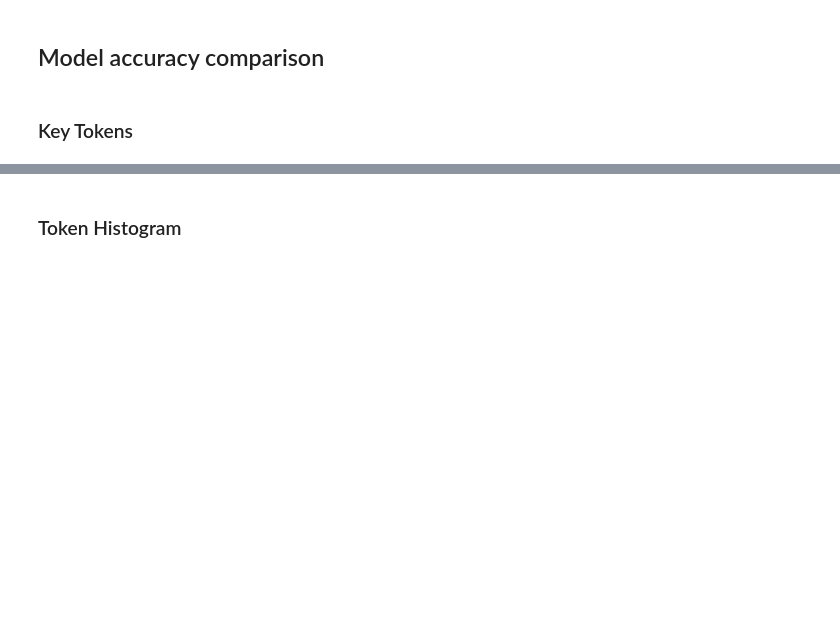
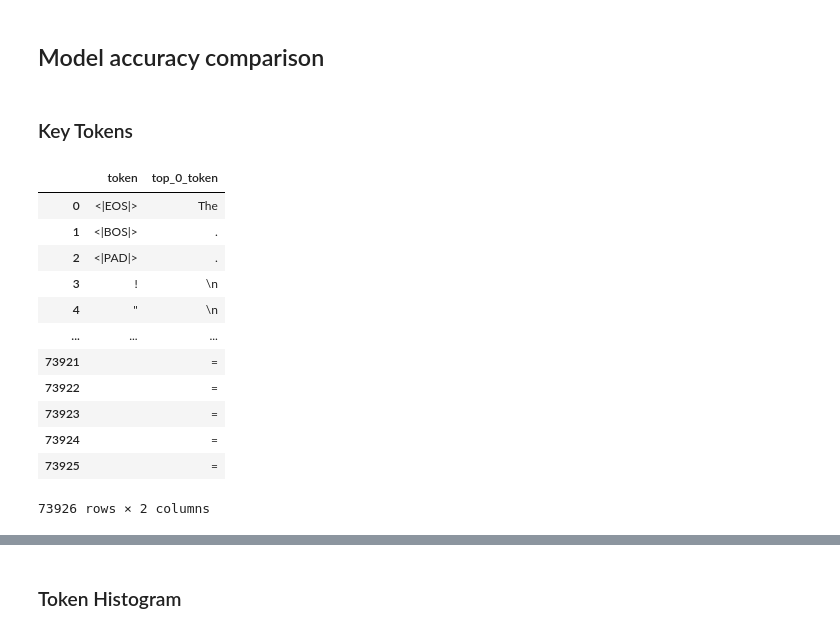
Before and after one commit to alan-cooney/mech-interp-code-generation, a Jupyter notebook: 1-find_interesting_neurons.ipynb, the cells around one changed output, grey strips where cells are left out. Cells and saved outputs as stored; diff of their text form; code cells hidden in the pictures; blank space fills up the shorter version.

```diff
--- a/1-find_interesting_neurons.ipynb
+++ b/1-find_interesting_neurons.ipynb
@@ -77,4 +78,23 @@ torch.set_grad_enabled(False)
 ## Model accuracy comparison
 # %% [markdown]
 ### Key Tokens
+# %%
+# Load bigrams
+bigrams = pd.read_csv("bigrams.csv")
+bigrams = bigrams[["token", "top_0_token"]]
+bigrams
+# %% [output]
+|  | token | top_0_token |
+| 0 | <|EOS|> | The |
+| 1 | <|BOS|> | . |
+| 2 | <|PAD|> | . |
+| 3 | ! | \n |
+| 4 | " | \n |
+| ... | ... | ... |
+| 73921 |  | = |
+| 73922 |  | = |
+| 73923 |  | = |
+| 73924 |  | = |
+| 73925 |  | = |
+73926 rows × 2 columns
 # %%
```
Also changed, not shown: parts of 5 cells of this notebook.
